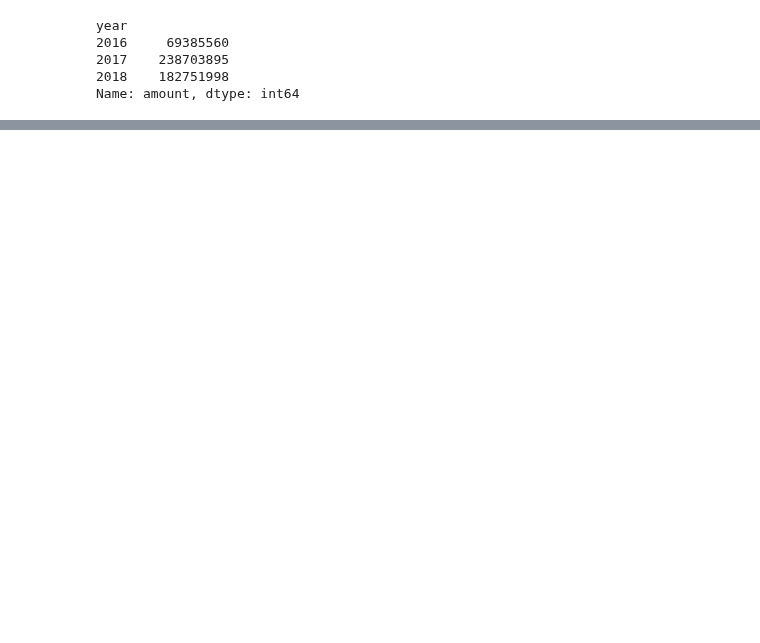
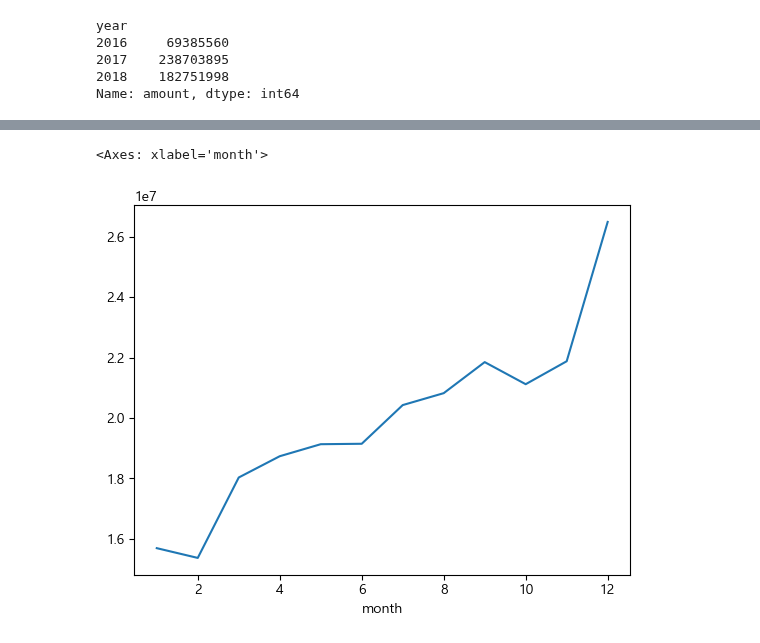
Before and after one commit to carookim/Python, a Jupyter notebook: pandas-data-analysis/part4/4.1_matplotlib_line1.ipynb, the cells around one changed output, grey strips where cells are left out. Saved outputs shown, nothing was run; the diff lists cells and outputs as text; code cells hidden in the pictures; blank space fills up the shorter version.

```diff
--- a/pandas-data-analysis/part4/4.1_matplotlib_line1.ipynb
+++ b/pandas-data-analysis/part4/4.1_matplotlib_line1.ipynb
@@ -206,3 +220,7 @@ ax = year_amount.plot()
 # %%
 # 2017월별 신용카드 사용액
 amount_2017_month = df[df['year'] == 2017].groupby("month")["amount"].sum()
+amount_2017_month.plot()
+# %% [output]
+<Axes: xlabel='month'>
+[figure, added]
```
Also changed, not shown: parts of 15 cells of this notebook, 15 other files.
